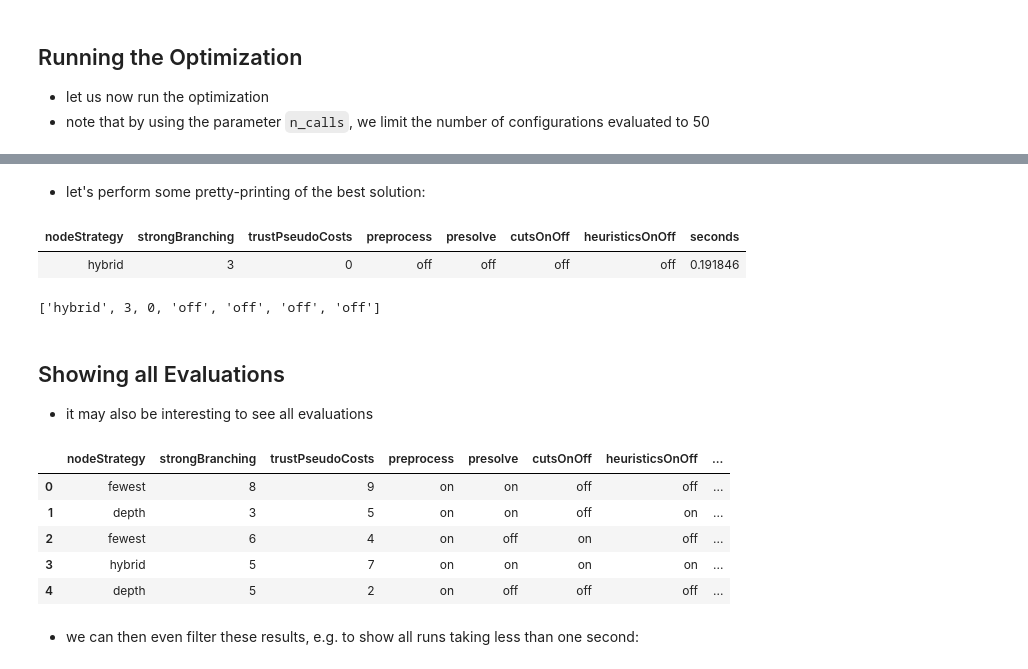
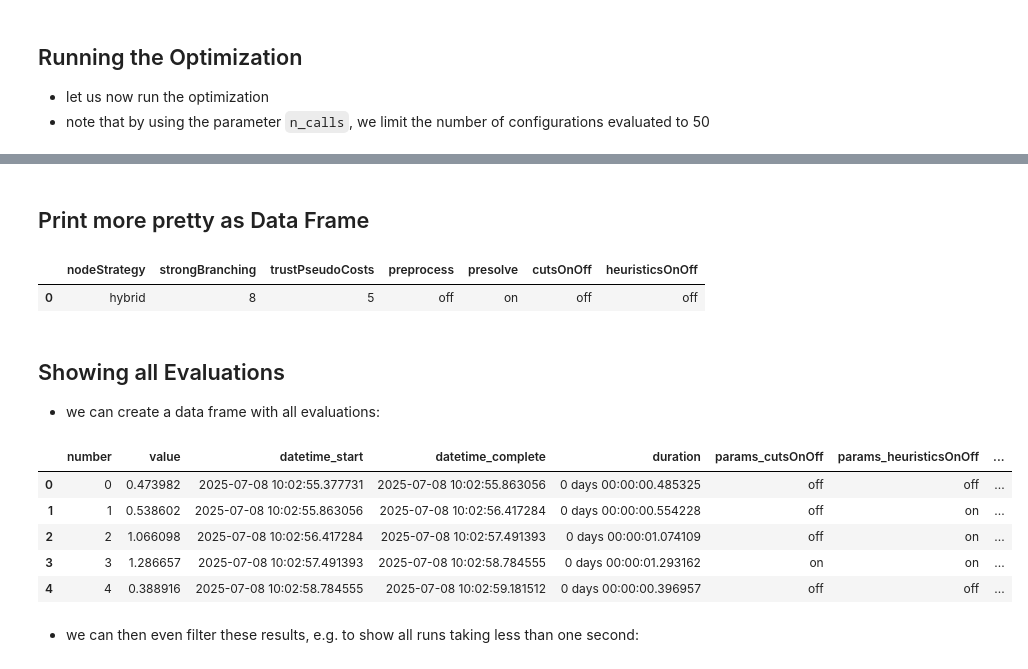
Before and after one commit to decision-analytics/CORDS2025, a Jupyter notebook: 08/08_Algorithm_Configuration.ipynb, the cells around one changed output, grey strips where cells are left out. Saved outputs shown, nothing was run; the diff lists cells and outputs as text; code cells hidden in the pictures.

```diff
--- a/08/08_Algorithm_Configuration.ipynb
+++ b/08/08_Algorithm_Configuration.ipynb
@@ -595,3 +598,6 @@ def performance_objective_single_instance(**params):
 ## Running the Optimization
 - let us now run the optimization
 - note that by using the parameter `n_calls`, we limit the number of configurations evaluated to 50
+# %%
+study = optuna.create_study(sampler=optuna.samplers.TPESampler()) # this sampler works with all sorts of parameters
+study.optimize(performance_objective_single_instance, n_trials=5ß)
@@ -731,38 +618,24 @@ Best performance in seconds: 0.19
-# %% [markdown]
-- let's perform some pretty-printing of the best solution:
-# %%
-def print_best_solution(result_object):
-    df = pd.DataFrame([result_object.x])
-    df.columns = Space(space).dimension_names
-    df["seconds"]=(result_object.fun)
-    display(HTML(df.to_html(index=False)))
-
-print_best_solution(results_single_instance)
-
-results_single_instance.x
-# %% [output]
-| nodeStrategy | strongBranching | trustPseudoCosts | preprocess | presolve | cutsOnOff | heuristicsOnOff | seconds |
-| hybrid | 3 | 0 | off | off | off | off | 0.191846 |
-['hybrid', 3, 0, 'off', 'off', 'off', 'off']
+# %% [markdown]
+## Print more pretty as Data Frame
+# %%
+pd.DataFrame({k: [v] for k, v in study.best_params.items()})
+# %% [output]
+|  | nodeStrategy | strongBranching | trustPseudoCosts | preprocess | presolve | cutsOnOff | heuristicsOnOff |
+| 0 | hybrid | 8 | 5 | off | on | off | off |
 # %% [markdown]
 ## Showing all Evaluations
 
-- it may also be interesting to see all evaluations
+- we can create a data frame with all evaluations:
-# %%
-def all_evaluations_as_df(result_object):
-    df = pd.DataFrame(result_object.x_iters)
-    df.columns = Space(space).dimension_names
-    df["time"]=(result_object.func_vals)
-    return df
-df_evaluations = all_evaluations_as_df(results_single_instance)
-df_evaluations.head()
-# %% [output]
-|  | nodeStrategy | strongBranching | trustPseudoCosts | preprocess | presolve | cutsOnOff | heuristicsOnOff | ... |
-| 0 | fewest | 8 | 9 | on | on | off | off | ... |
-| 1 | depth | 3 | 5 | on | on | off | on | ... |
-| 2 | fewest | 6 | 4 | on | off | on | off | ... |
-| 3 | hybrid | 5 | 7 | on | on | on | on | ... |
-| 4 | depth | 5 | 2 | on | off | off | off | ... |
+# %%
+df_trials = study.trials_dataframe()
+df_trials
+# %% [output]
+|  | number | value | datetime_start | datetime_complete | duration | params_cutsOnOff | params_heuristicsOnOff | ... |
+| 0 | 0 | 0.473982 | 2025-07-08 10:02:55.377731 | 2025-07-08 10:02:55.863056 | 0 days 00:00:00.485325 | off | off | ... |
+| 1 | 1 | 0.538602 | 2025-07-08 10:02:55.863056 | 2025-07-08 10:02:56.417284 | 0 days 00:00:00.554228 | off | on | ... |
+| 2 | 2 | 1.066098 | 2025-07-08 10:02:56.417284 | 2025-07-08 10:02:57.491393 | 0 days 00:00:01.074109 | off | on | ... |
+| 3 | 3 | 1.286657 | 2025-07-08 10:02:57.491393 | 2025-07-08 10:02:58.784555 | 0 days 00:00:01.293162 | on | on | ... |
+| 4 | 4 | 0.388916 | 2025-07-08 10:02:58.784555 | 2025-07-08 10:02:59.181512 | 0 days 00:00:00.396957 | off | off | ... |
 # %% [markdown]
 - we can then even filter these results, e.g. to show all runs taking less than one second:
 # %%
```
Also changed, not shown: parts of 24 cells of this notebook.
